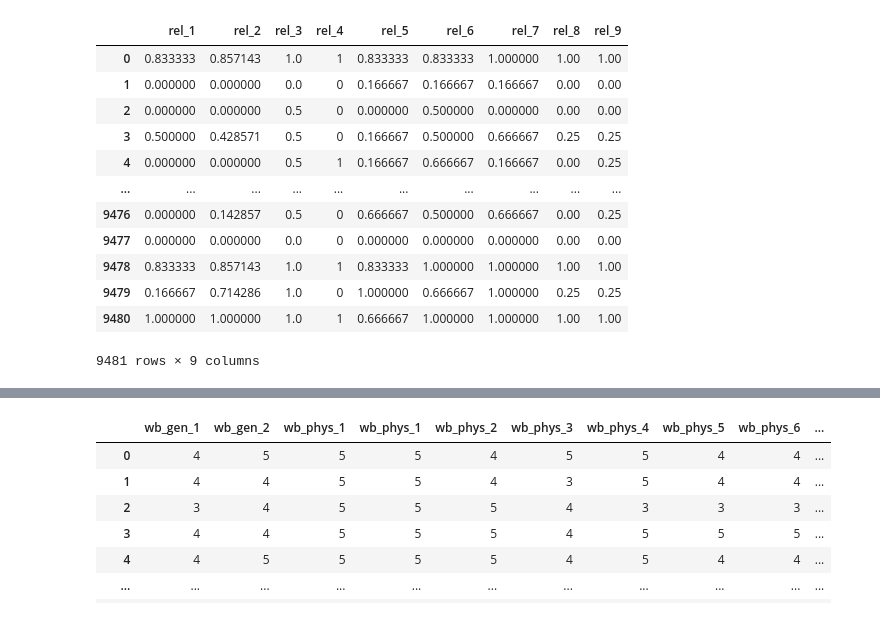
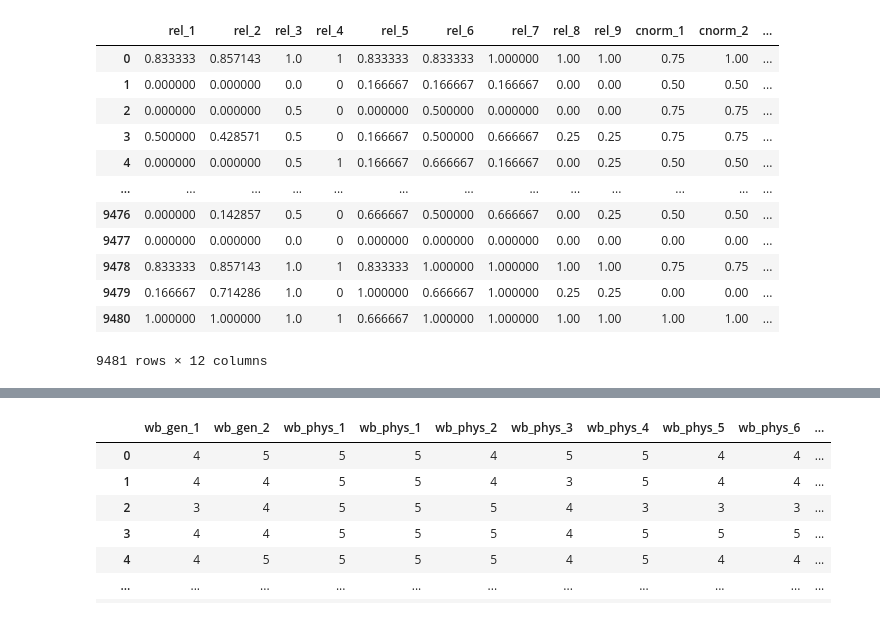
Before and after one commit to Chinenye-cloud/BDS_Hackaton, a Jupyter notebook: religiosity_wellbeing.ipynb, the cells around one changed output, grey strips where cells are left out. Drawn from its saved outputs; the diff is of its cells as text; code cells hidden in the pictures.

```diff
--- a/religiosity_wellbeing.ipynb
+++ b/religiosity_wellbeing.ipynb
@@ -37,0 +28,4 @@ religious_df.head()
+# %%
+religious_df.head()
+pd.set_option('display.max_columns', None)
+display(religious_df)
@@ -38,17 +46,17 @@ religious_df.head()
 # %%
-train_x = religious_df[['rel_1', 'rel_2', 'rel_3', 'rel_4', 'rel_5', 'rel_6', 'rel_7', 'rel_8', 'rel_9']]
-train_x
+train_x_data = religious_df[['rel_1', 'rel_2', 'rel_3', 'rel_4', 'rel_5', 'rel_6', 'rel_7', 'rel_8', 'rel_9', 'cnorm_1', 'cnorm_2', 'education']]
+train_x_data
 # %% [output]
-|  | rel_1 | rel_2 | rel_3 | rel_4 | rel_5 | rel_6 | rel_7 | rel_8 | rel_9 |
-| 0 | 0.833333 | 0.857143 | 1.0 | 1 | 0.833333 | 0.833333 | 1.000000 | 1.00 | 1.00 |
-| 1 | 0.000000 | 0.000000 | 0.0 | 0 | 0.166667 | 0.166667 | 0.166667 | 0.00 | 0.00 |
-| 2 | 0.000000 | 0.000000 | 0.5 | 0 | 0.000000 | 0.500000 | 0.000000 | 0.00 | 0.00 |
-| 3 | 0.500000 | 0.428571 | 0.5 | 0 | 0.166667 | 0.500000 | 0.666667 | 0.25 | 0.25 |
-| 4 | 0.000000 | 0.000000 | 0.5 | 1 | 0.166667 | 0.666667 | 0.166667 | 0.00 | 0.25 |
-| ... | ... | ... | ... | ... | ... | ... | ... | ... | ... |
-| 9476 | 0.000000 | 0.142857 | 0.5 | 0 | 0.666667 | 0.500000 | 0.666667 | 0.00 | 0.25 |
-| 9477 | 0.000000 | 0.000000 | 0.0 | 0 | 0.000000 | 0.000000 | 0.000000 | 0.00 | 0.00 |
-| 9478 | 0.833333 | 0.857143 | 1.0 | 1 | 0.833333 | 1.000000 | 1.000000 | 1.00 | 1.00 |
-| 9479 | 0.166667 | 0.714286 | 1.0 | 0 | 1.000000 | 0.666667 | 1.000000 | 0.25 | 0.25 |
-| 9480 | 1.000000 | 1.000000 | 1.0 | 1 | 0.666667 | 1.000000 | 1.000000 | 1.00 | 1.00 |
+|  | rel_1 | rel_2 | rel_3 | rel_4 | rel_5 | rel_6 | rel_7 | rel_8 | rel_9 | cnorm_1 | cnorm_2 | ... |
+| 0 | 0.833333 | 0.857143 | 1.0 | 1 | 0.833333 | 0.833333 | 1.000000 | 1.00 | 1.00 | 0.75 | 1.00 | ... |
+| 1 | 0.000000 | 0.000000 | 0.0 | 0 | 0.166667 | 0.166667 | 0.166667 | 0.00 | 0.00 | 0.50 | 0.50 | ... |
+| 2 | 0.000000 | 0.000000 | 0.5 | 0 | 0.000000 | 0.500000 | 0.000000 | 0.00 | 0.00 | 0.75 | 0.75 | ... |
+| 3 | 0.500000 | 0.428571 | 0.5 | 0 | 0.166667 | 0.500000 | 0.666667 | 0.25 | 0.25 | 0.75 | 0.75 | ... |
+| 4 | 0.000000 | 0.000000 | 0.5 | 1 | 0.166667 | 0.666667 | 0.166667 | 0.00 | 0.25 | 0.50 | 0.50 | ... |
+| ... | ... | ... | ... | ... | ... | ... | ... | ... | ... | ... | ... | ... |
+| 9476 | 0.000000 | 0.142857 | 0.5 | 0 | 0.666667 | 0.500000 | 0.666667 | 0.00 | 0.25 | 0.50 | 0.50 | ... |
+| 9477 | 0.000000 | 0.000000 | 0.0 | 0 | 0.000000 | 0.000000 | 0.000000 | 0.00 | 0.00 | 0.00 | 0.00 | ... |
+| 9478 | 0.833333 | 0.857143 | 1.0 | 1 | 0.833333 | 1.000000 | 1.000000 | 1.00 | 1.00 | 0.75 | 0.75 | ... |
+| 9479 | 0.166667 | 0.714286 | 1.0 | 0 | 1.000000 | 0.666667 | 1.000000 | 0.25 | 0.25 | 0.00 | 0.00 | ... |
+| 9480 | 1.000000 | 1.000000 | 1.0 | 1 | 0.666667 | 1.000000 | 1.000000 | 1.00 | 1.00 | 1.00 | 1.00 | ... |
-9481 rows × 9 columns
+9481 rows × 12 columns
```
Also changed, not shown: parts of 24 cells of this notebook.
